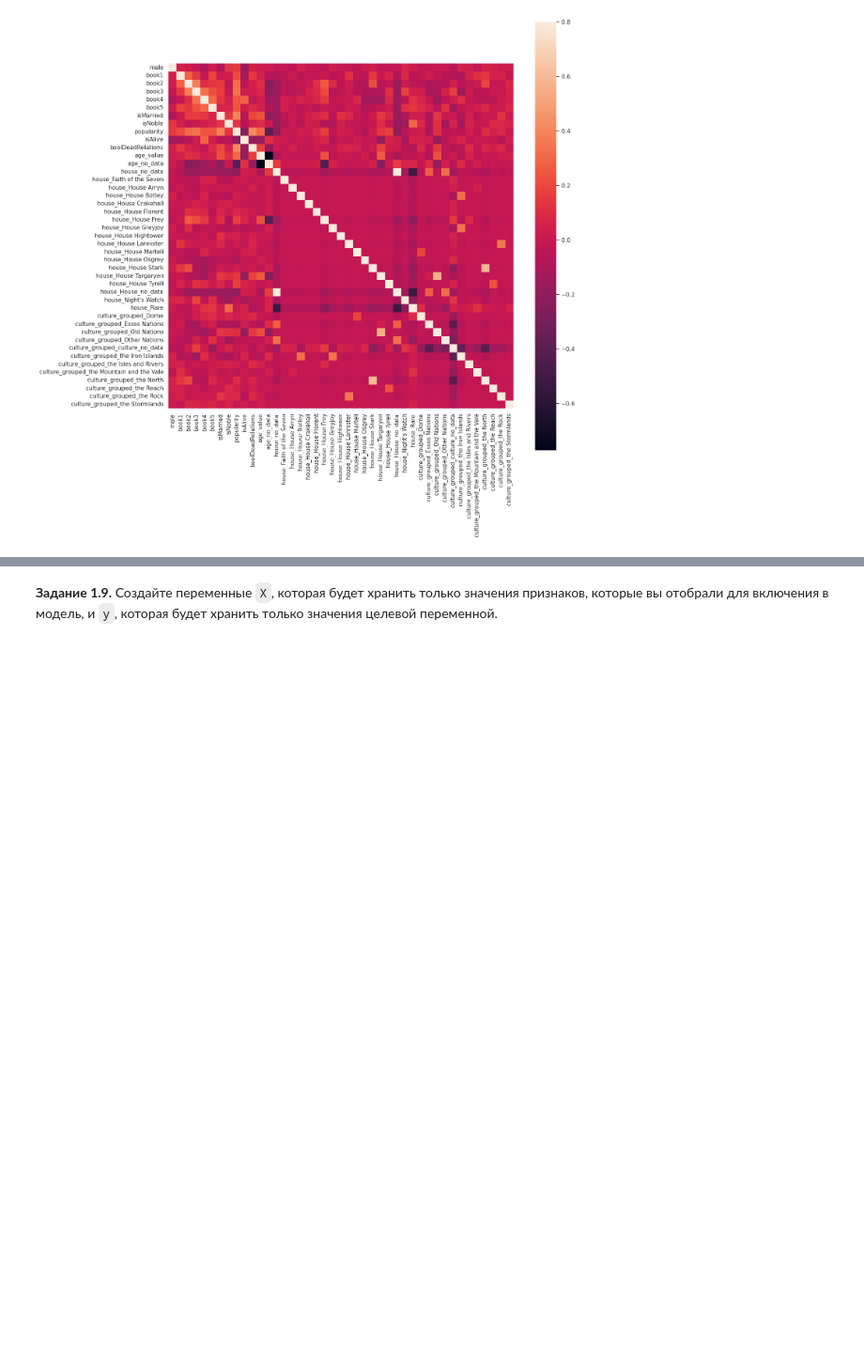
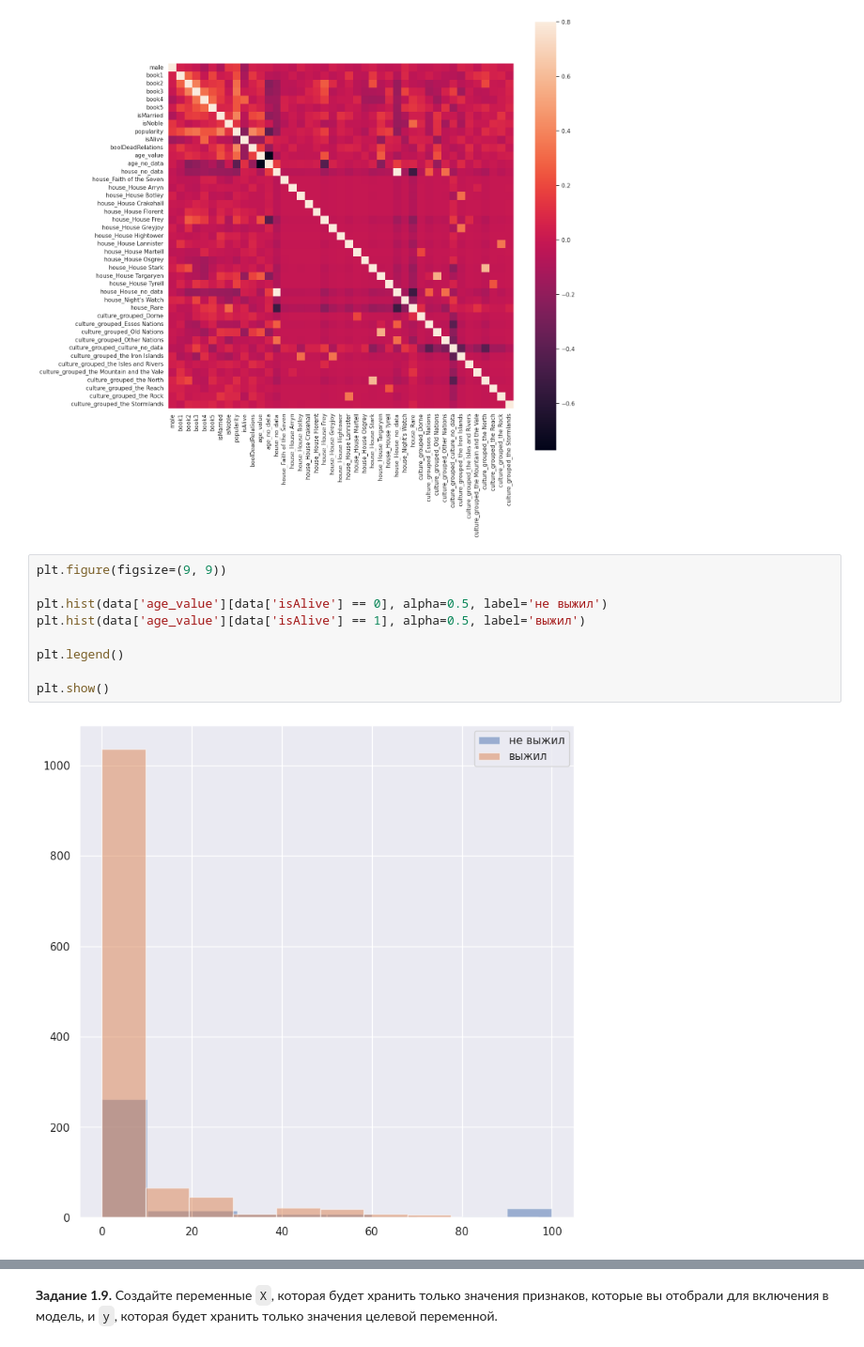
Before and after one commit to MasterOfRealityyy/DLS, a Jupyter notebook: Копия_блокнота_"hw_1_game_of_thrones_ipynb".ipynb, the cells around one changed output, grey strips where cells are left out. Shown at 94% size. Drawn from its saved outputs; the diff is of its cells as text; blank space fills up the shorter version.

```diff
--- a/Копия_блокнота_"hw_1_game_of_thrones_ipynb".ipynb
+++ b/Копия_блокнота_"hw_1_game_of_thrones_ipynb".ipynb
@@ -712,3 +735,14 @@ f, ax = plt.subplots(figsize=(15, 15))
 sns.heatmap(corrmat, vmax=.8, square=True);
 # %% [output]
 [figure]
+# %%
+plt.figure(figsize=(9, 9))
+
+plt.hist(data['age_value'][data['isAlive'] == 0], alpha=0.5, label='не выжил')
+plt.hist(data['age_value'][data['isAlive'] == 1], alpha=0.5, label='выжил')
+
+plt.legend()
+
+plt.show()
+# %% [output]
+[figure, added]
```
Also changed, not shown: parts of 29 cells of this notebook.
